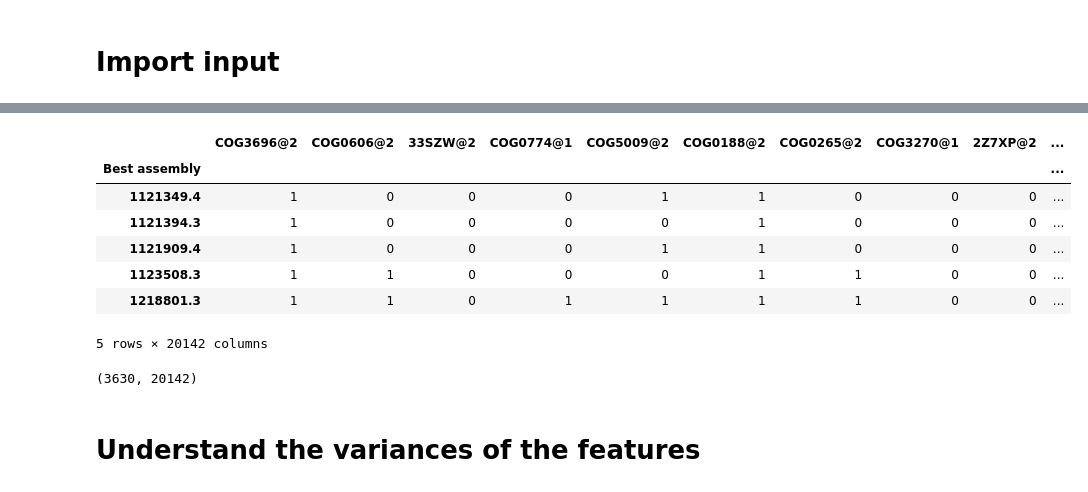
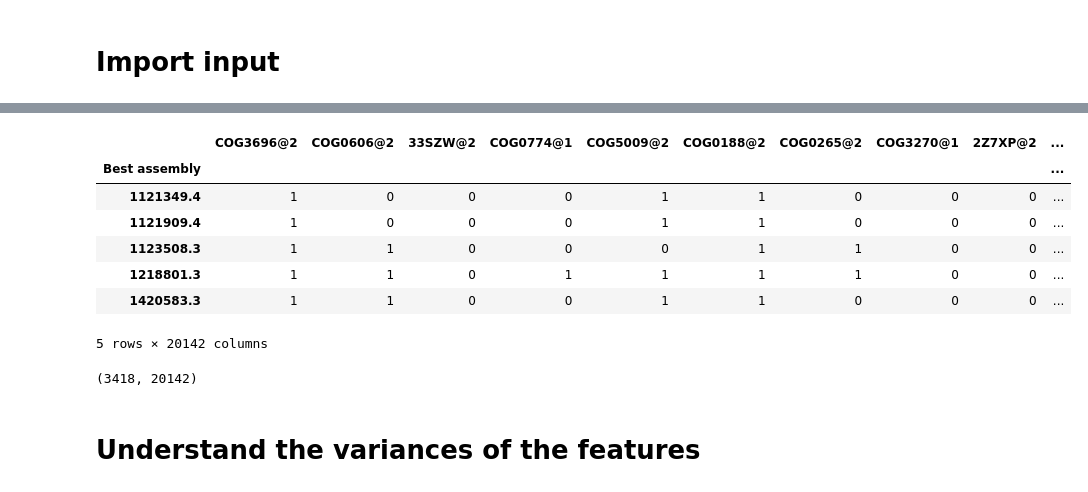
Before and after one commit to ProfHeydeFranca/BacterialData, a Jupyter notebook: run_features/scripts/remove_zero-variance.ipynb, the cells around one changed output, grey strips where cells are left out. Drawn from its saved outputs; the diff is of its cells as text; code cells hidden in the pictures.

```diff
--- a/run_features/scripts/remove_zero-variance.ipynb
+++ b/run_features/scripts/remove_zero-variance.ipynb
@@ -27,21 +27,21 @@ print("Started script! Loading input file...", datetime.datetime.now())
 
 #feature = 'kmer9Classification'
 #feature = 'kmer9Regression'
-#feature = 'gene-familiesClassification'
-feature = 'gene-familiesRegression'
+feature = 'gene-familiesClassification'
+#feature = 'gene-familiesRegression'
 #feature = 'gene-families'
 #feature = 'kmer9'
 
-#abiotic_factor = 'salt'
+abiotic_factor = 'salt'
 #abiotic_factor = 'temperature'
-abiotic_factor = 'pH'
+#abiotic_factor = 'pH'
 #abiotic_factor = 'oxygen'
 
-#group = 'Salinity group'
+group = 'Salinity group'
 #group = 'Salt all mean'
 #group = 'Temp group'
 #group = 'Temp all mean'
-group = 'pH all mean'
+#group = 'pH all mean'
 #group = 'Oxygen tolerance'
 
 file1 = '/home/bia/Documents/bacterial_phenotypes/connecting_features_abFactors/df_' + abiotic_factor + '_' + feature + '_selected-filterNA.pickle.zst'
@@ -58,12 +58,12 @@ Loaded input pickle zst file... 2024-07-12 09:35:19.949295
 |  | COG3696@2 | COG0606@2 | 33SZW@2 | COG0774@1 | COG5009@2 | COG0188@2 | COG0265@2 | COG3270@1 | 2Z7XP@2 | ... |
 | Best assembly |  |  |  |  |  |  |  |  |  | ... |
 | 1121349.4 | 1 | 0 | 0 | 0 | 1 | 1 | 0 | 0 | 0 | ... |
-| 1121394.3 | 1 | 0 | 0 | 0 | 0 | 1 | 0 | 0 | 0 | ... |
 | 1121909.4 | 1 | 0 | 0 | 0 | 1 | 1 | 0 | 0 | 0 | ... |
 | 1123508.3 | 1 | 1 | 0 | 0 | 0 | 1 | 1 | 0 | 0 | ... |
 | 1218801.3 | 1 | 1 | 0 | 1 | 1 | 1 | 1 | 0 | 0 | ... |
+| 1420583.3 | 1 | 1 | 0 | 0 | 1 | 1 | 0 | 0 | 0 | ... |
 5 rows × 20142 columns
-(3630, 20142)
+(3418, 20142)
 # %% [markdown]
 # Understand the variances of the features
 # %% [markdown]
```
Also changed, not shown: parts of 7 cells of this notebook, 1 other file.
